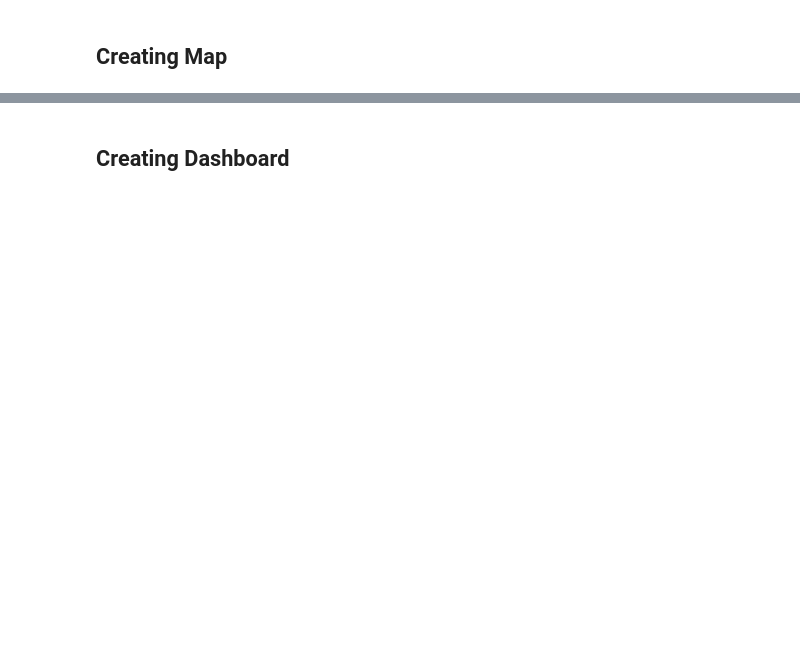
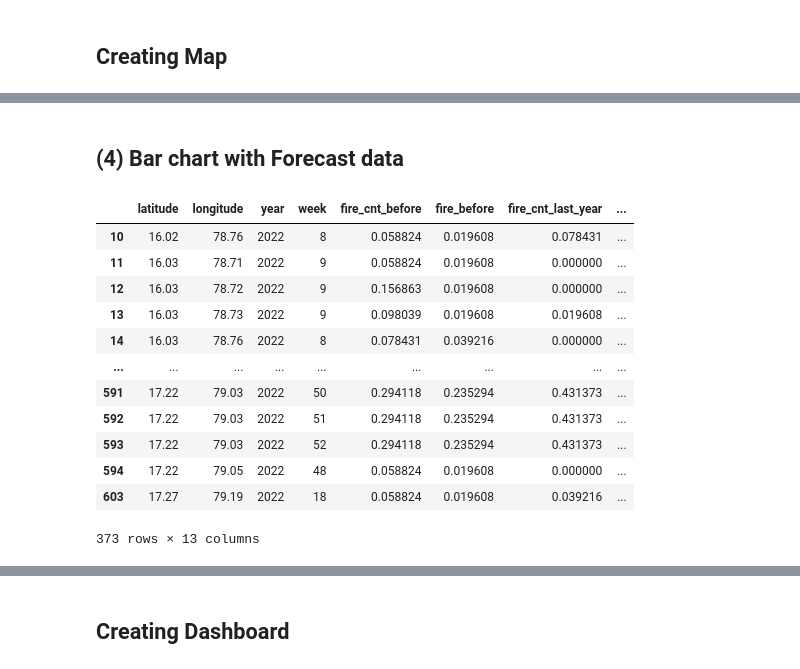
Before and after one commit to oneon/firedataset, a Jupyter notebook: Interactive_dashboard-v1.ipynb, the cells around one changed output, grey strips where cells are left out. Drawn from its saved outputs; the diff is of its cells as text; code cells hidden in the pictures; blank space fills up the shorter version.

```diff
--- a/Interactive_dashboard-v1.ipynb
+++ b/Interactive_dashboard-v1.ipynb
@@ -196,6 +19,30 @@ co2_source_bar_plot
 # %%
 #dfm = pd.read_csv('wildfire-data/active-data/ts_active_fire_shape_24h.csv')
 # %%
-dfm = pd.read_csv('https://raw.githubusercontent.com/oneon/firedataset/main/ts_active_fire_shape_24h.csv')
+#dfm = pd.read_csv('https://raw.githubusercontent.com/oneon/firedataset/main/ts_active_fire_shape.csv')
+# %%
+# cache data to improve dashboard performance
+if 'datamap' not in pn.state.cache.keys():
+
+    dfm = pd.read_csv('https://raw.githubusercontent.com/oneon/firedataset/main/ts_active_fire_shape.csv')
+
+    pn.state.cache['datamap'] = dfm.copy()
+
+else:
+
+    dfm = pn.state.cache['datamap']
+# %%
+# cache data to improve dashboard performance
+if 'datapre' not in pn.state.cache.keys():
+
+    dfp = pd.read_csv('https://raw.githubusercontent.com/oneon/firedataset/main/ts_predict_fire_shape.csv')
+
+    pn.state.cache['datapre'] = dfp.copy()
+
+else:
+
+    dfp = pn.state.cache['datapre']
 # %%
 dfm = dfm[dfm['Dist_Name'].str.contains('Nalgonda') | dfm['Dist_Name'].str.contains('Nagarkurnool')]
+# %%
+dfp = dfp[dfp['Dist_Name'].str.contains('Nalgonda') | dfp['Dist_Name'].str.contains('Nagarkurnool')]
@@ -328,0 +265,18 @@ app.view
+# %% [markdown]
+## (4) Bar chart with Forecast data
+# %%
+dfp
+# %% [output]
+|  | latitude | longitude | year | week | fire_cnt_before | fire_before | fire_cnt_last_year | ... |
+| 10 | 16.02 | 78.76 | 2022 | 8 | 0.058824 | 0.019608 | 0.078431 | ... |
+| 11 | 16.03 | 78.71 | 2022 | 9 | 0.058824 | 0.019608 | 0.000000 | ... |
+| 12 | 16.03 | 78.72 | 2022 | 9 | 0.156863 | 0.019608 | 0.000000 | ... |
+| 13 | 16.03 | 78.73 | 2022 | 9 | 0.098039 | 0.019608 | 0.019608 | ... |
+| 14 | 16.03 | 78.76 | 2022 | 8 | 0.078431 | 0.039216 | 0.000000 | ... |
+| ... | ... | ... | ... | ... | ... | ... | ... | ... |
+| 591 | 17.22 | 79.03 | 2022 | 50 | 0.294118 | 0.235294 | 0.431373 | ... |
+| 592 | 17.22 | 79.03 | 2022 | 51 | 0.294118 | 0.235294 | 0.431373 | ... |
+| 593 | 17.22 | 79.03 | 2022 | 52 | 0.294118 | 0.235294 | 0.431373 | ... |
+| 594 | 17.22 | 79.05 | 2022 | 48 | 0.058824 | 0.019608 | 0.000000 | ... |
+| 603 | 17.27 | 79.19 | 2022 | 18 | 0.058824 | 0.019608 | 0.039216 | ... |
+373 rows × 13 columns
```
Also changed, not shown: parts of 60 cells of this notebook.
